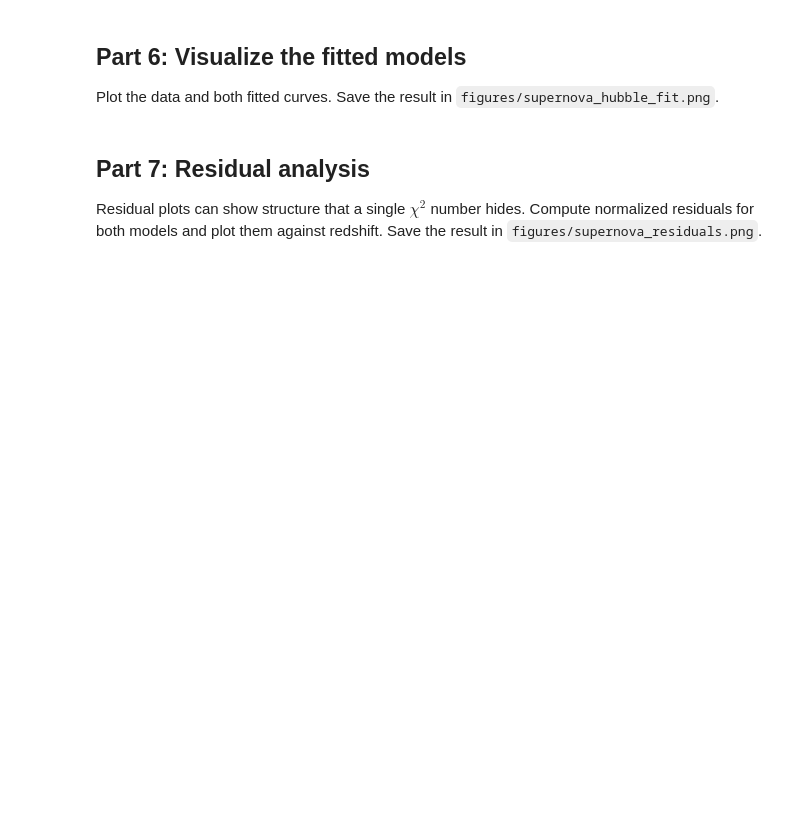
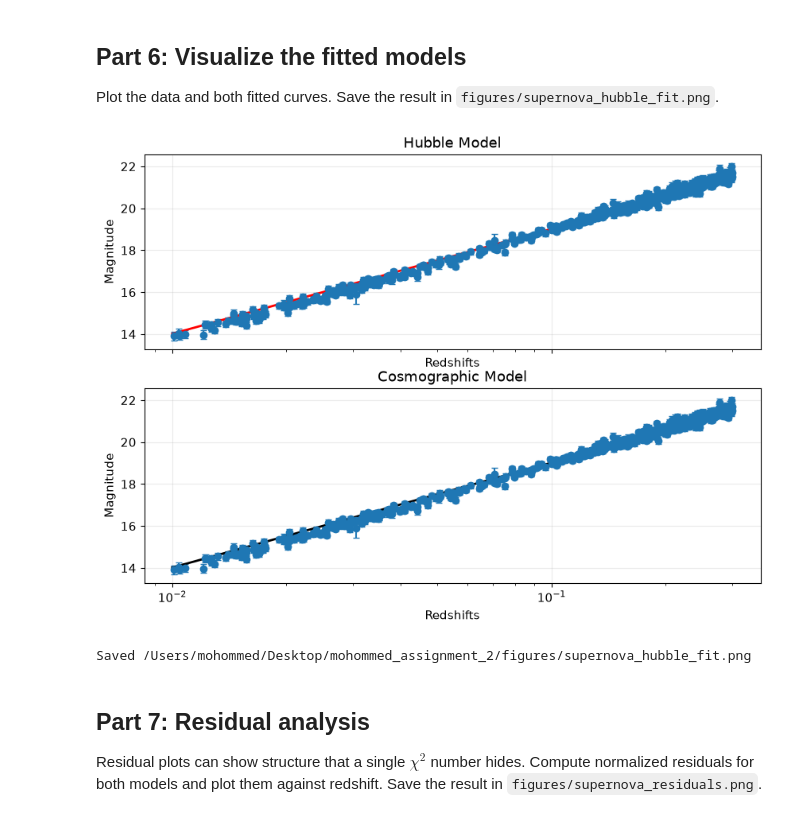
Before and after one commit to Mohommed729/mohommed_assignment_2, a Jupyter notebook: notebooks/assignment2_supernova_hubble_diagram.ipynb, the cells around one changed output. Saved outputs shown, nothing was run; the diff lists cells and outputs as text; code cells hidden in the pictures; blank space fills up the shorter version.

```diff
--- a/notebooks/assignment2_supernova_hubble_diagram.ipynb
+++ b/notebooks/assignment2_supernova_hubble_diagram.ipynb
@@ -292,7 +362,8 @@ sigma_y = analysis_data["dmb"].to_numpy()
 # Course reference: Lecture 4 Part 4 used curve_fit with p0, sigma,
 # and absolute_sigma=True.
 # SciPy docs: https://docs.scipy.org/doc/scipy/reference/generated/scipy.optimize.curve_fit.html
-hubble_popt, hubble_pcov = ...
+p0 = [25.0]
+hubble_popt, hubble_pcov = curve_fit(hubble_law_magnitude, x, y, p0 = p0, sigma = sigma_y, absolute_sigma= True)
 
 # TODO: Fit Model B with scipy.optimize.curve_fit.
 #
@@ -305,7 +376,8 @@ hubble_popt, hubble_pcov = ...
 #
 # Course reference: Lecture 5 discussed why bounds can help prevent
 # unphysical or nonconvergent fits.
-cosmo_popt, cosmo_pcov = ...
+cosmo_popt, cosmo_pcov = curve_fit(cosmographic_magnitude, x, y, p0 = [25.0, -0.5], sigma = sigma_y, absolute_sigma= True, bounds = ([0.0, -20.0],[50.0, 3.0]))
+
 
 # TODO: Build a fit_summary DataFrame.
 #
@@ -318,6 +390,19 @@ cosmo_popt, cosmo_pcov = ...
 #
 # Course reference: Lecture 4 Part 5 used sqrt(diag(pcov)) to get
 # one-standard-deviation parameter uncertainties.
-fit_summary = ...
+fit_summary = pd.DataFrame({
+    'hubble_model_intercept': hubble_popt,
+    'cosmo_model_intercept': cosmo_popt[0],
+    'cosmo_model_q0': cosmo_popt[1],
+    'hubble_intercept_uncertainty': np.sqrt(hubble_pcov[0,0]),
+    'cosmo_intercept_uncertainty': np.sqrt(cosmo_pcov[0,0]),
+    'cosmo_q0_uncertainty': np.sqrt(cosmo_pcov[1,1]),
+    'hubble_p_value': goodness_of_fit(analysis_data, hubble_law_magnitude, *hubble_popt)['p-value'],
+    'hubble_chi2':goodness_of_fit(analysis_data, hubble_law_magnitude, *hubble_popt)['chi2'],
+    'hubble_reduced_chi2':goodness_of_fit(analysis_data, hubble_law_magnitude, *hubble_popt)['reduced_chi2'],
+    'cosmo_p_value': goodness_of_fit(analysis_data, cosmographic_magnitude, *cosmo_popt)['p-value'],
+    'cosmo_chi2':goodness_of_fit(analysis_data, cosmographic_magnitude, *cosmo_popt)['chi2'],
+    'cosmo_reduced_chi2':goodness_of_fit(analysis_data, cosmographic_magnitude, *cosmo_popt)['reduced_chi2'],
+})
 
 fit_summary
@@ -334,26 +422,44 @@ Plot the data and both fitted curves. Save the result in `figures/supernova_hubb
 # %%
 # TODO: Plot the data and both fitted model curves.
 #
 # Complete instructions:
 # 1. Create z_grid with np.linspace from the minimum to maximum selected zcmb.
 # 2. Plot the data using ax.errorbar with yerr=sigma_y.
 # 3. Plot hubble_law_magnitude(z_grid, *hubble_popt).
 # 4. Plot cosmographic_magnitude(z_grid, *cosmo_popt).
 # 5. Use a logarithmic x-axis, labels, title, and legend.
 # 6. Save the figure to FIGURE_DIR / "supernova_hubble_fit.png" with dpi=200.
 #
 # Course reference: Lecture 4 showed data plus best-fit model curves.
-z_grid = ...
+z_grid = np.linspace(Z_MIN, Z_MAX)
+hubble = hubble_law_magnitude(z_grid, *hubble_popt)
+cosmo = cosmographic_magnitude(z_grid, *cosmo_popt)
 
-fig, ax = ...
-...
+fig, axes = plt.subplots(2, 1, figsize = (10,7), sharex = True)
+
+axes[0].errorbar(x, y, yerr = sigma_y, fmt = 'o', capsize = 3, linestyle = None)
+axes[0].plot(z_grid, hubble, color = 'red', linewidth = 2)
+axes[0].set_title('Hubble Model')
+axes[0].set_ylabel('Magnitude')
+axes[0].set_xlabel('Redshifts')
+axes[0].set_xscale('log')
+
+axes[1].errorbar(x, y, yerr = sigma_y, fmt = 'o', capsize = 3, linestyle = None)
+axes[1].plot(z_grid, cosmo, color = 'black', linewidth = 2)
+axes[1].set_title('Cosmographic Model')
+axes[1].set_ylabel('Magnitude')
+axes[1].set_xlabel('Redshifts')
+axes[1].set_xscale('log')
 
 fit_figure_path = FIGURE_DIR / "supernova_hubble_fit.png"
 # TODO: save the figure here.
-...
+fig.savefig(fit_figure_path)
 plt.show()
 
 print(f"Saved {fit_figure_path}")
+# %% [output]
+[figure, added]
+Saved /Users/mohommed/Desktop/mohommed_assignment_2/figures/supernova_hubble_fit.png
 # %% [markdown]
 ## Part 7: Residual analysis
 
```
Also changed, not shown: parts of 19 cells of this notebook, 2 other files.
